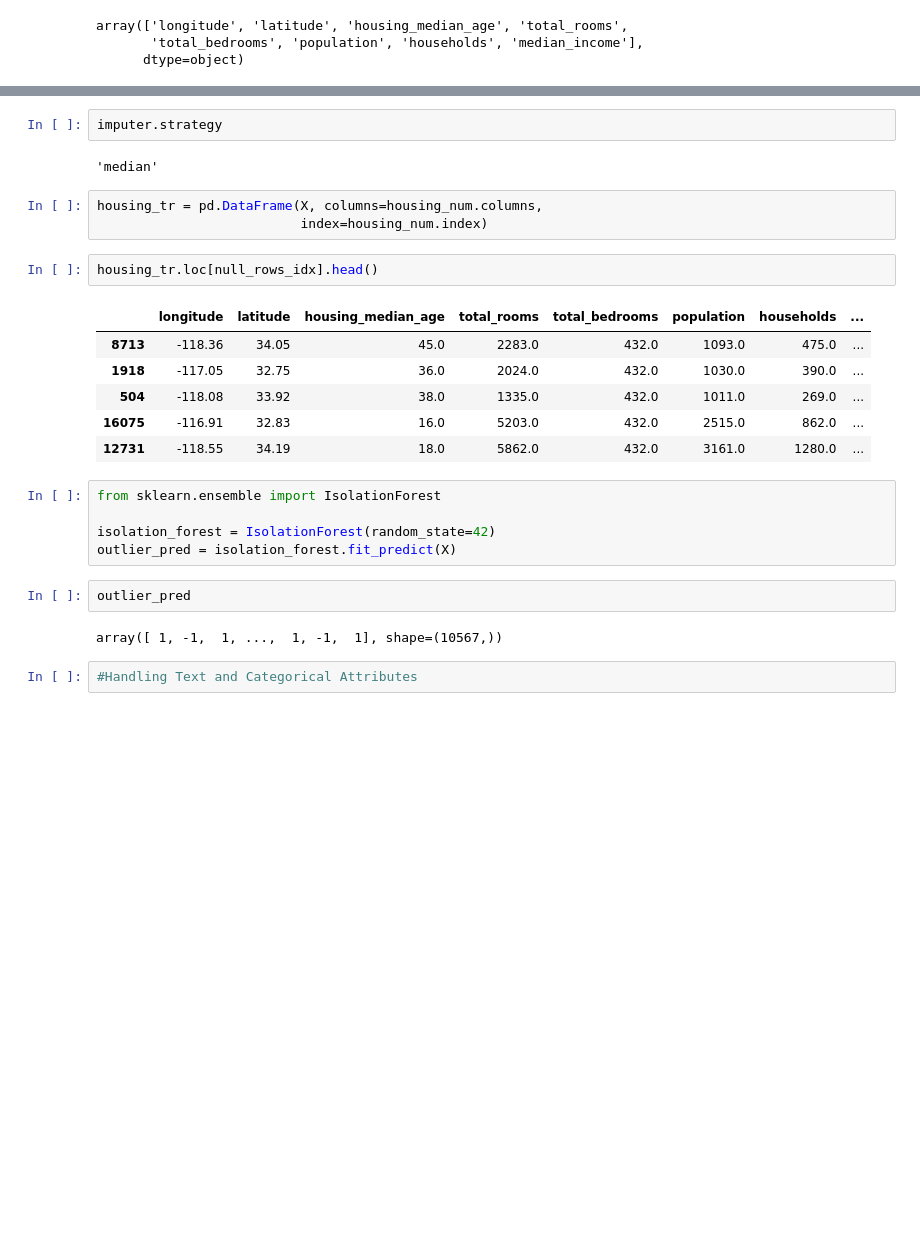
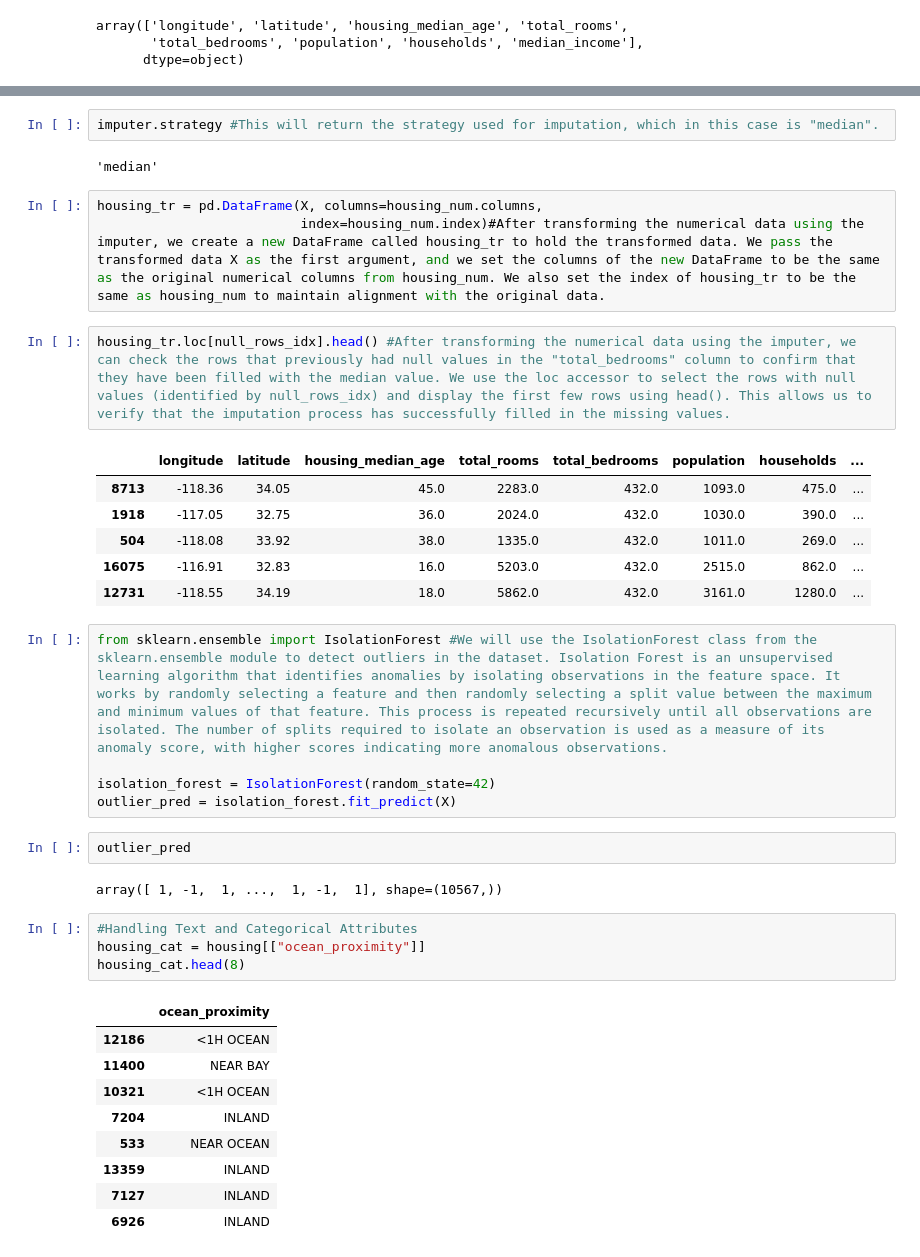
Before and after one commit to shekinahmanyi/ml_projects, a Jupyter notebook: project_1.ipynb, the cells around one changed output, grey strips where cells are left out. Drawn from its saved outputs; the diff is of its cells as text; blank space fills up the shorter version.

```diff
--- a/project_1.ipynb
+++ b/project_1.ipynb
@@ -333,14 +333,14 @@ housing_tr.loc[null_rows_idx].head()
 | 16075 | -116.91 | 32.83 | 16.0 | 5203.0 | 432.0 | 2515.0 | 862.0 | ... |
 | 12731 | -118.55 | 34.19 | 18.0 | 5862.0 | 432.0 | 3161.0 | 1280.0 | ... |
 # %%
-imputer.strategy
+imputer.strategy #This will return the strategy used for imputation, which in this case is "median".
 # %% [output]
 'median'
 # %%
 housing_tr = pd.DataFrame(X, columns=housing_num.columns,
-                          index=housing_num.index)
+                          index=housing_num.index)#After transforming the numerical data using the imputer, we create a new DataFrame called housing_tr to hold the transformed data. We pass the transformed data X as the first argument, and we set the columns of the new DataFrame to be the same as the original numerical columns from housing_num. We also set the index of housing_tr to be the same as housing_num to maintain alignment with the original data.
 # %%
-housing_tr.loc[null_rows_idx].head()
+housing_tr.loc[null_rows_idx].head() #After transforming the numerical data using the imputer, we can check the rows that previously had null values in the "total_bedrooms" column to confirm that they have been filled with the median value. We use the loc accessor to select the rows with null values (identified by null_rows_idx) and display the first few rows using head(). This allows us to verify that the imputation process has successfully filled in the missing values.
 # %% [output]
 |  | longitude | latitude | housing_median_age | total_rooms | total_bedrooms | population | households | ... |
 | 8713 | -118.36 | 34.05 | 45.0 | 2283.0 | 432.0 | 1093.0 | 475.0 | ... |
@@ -349,7 +349,7 @@ housing_tr.loc[null_rows_idx].head()
 | 16075 | -116.91 | 32.83 | 16.0 | 5203.0 | 432.0 | 2515.0 | 862.0 | ... |
 | 12731 | -118.55 | 34.19 | 18.0 | 5862.0 | 432.0 | 3161.0 | 1280.0 | ... |
 # %%
-from sklearn.ensemble import IsolationForest
+from sklearn.ensemble import IsolationForest #We will use the IsolationForest class from the sklearn.ensemble module to detect outliers in the dataset. Isolation Forest is an unsupervised learning algorithm that identifies anomalies by isolating observations in the feature space. It works by randomly selecting a feature and then randomly selecting a split value between the maximum and minimum values of that feature. This process is repeated recursively until all observations are isolated. The number of splits required to isolate an observation is used as a measure of its anomaly score, with higher scores indicating more anomalous observations.
 
 isolation_forest = IsolationForest(random_state=42)
 outlier_pred = isolation_forest.fit_predict(X)
@@ -359,3 +359,15 @@ outlier_pred
 array([ 1, -1,  1, ...,  1, -1,  1], shape=(10567,))
 # %%
 #Handling Text and Categorical Attributes
+housing_cat = housing[["ocean_proximity"]]
+housing_cat.head(8)
+# %% [output]
+|  | ocean_proximity |
+| 12186 | <1H OCEAN |
+| 11400 | NEAR BAY |
+| 10321 | <1H OCEAN |
+| 7204 | INLAND |
+| 533 | NEAR OCEAN |
+| 13359 | INLAND |
+| 7127 | INLAND |
+| 6926 | INLAND |
```
Also changed, not shown: parts of 18 cells of this notebook.
